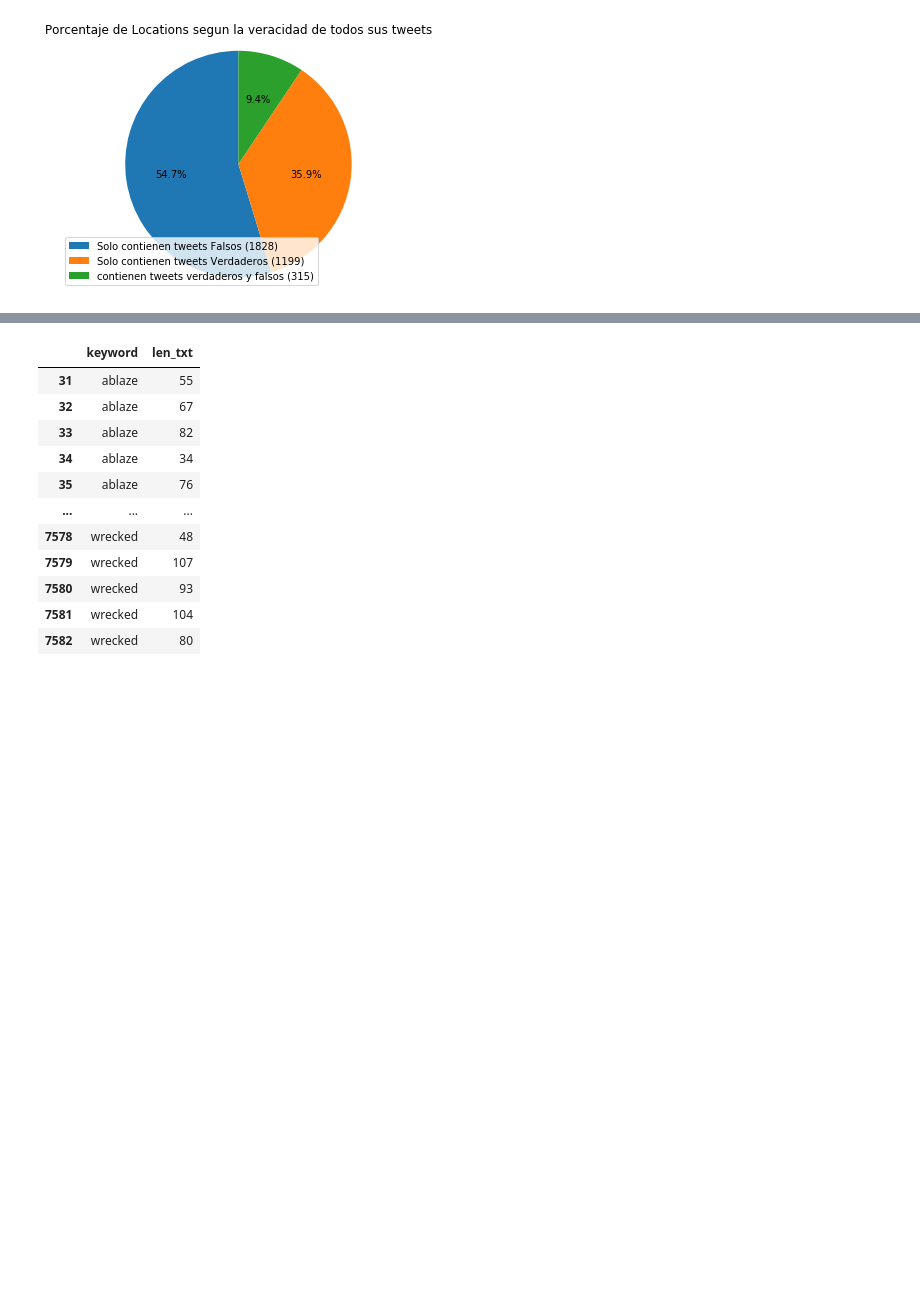
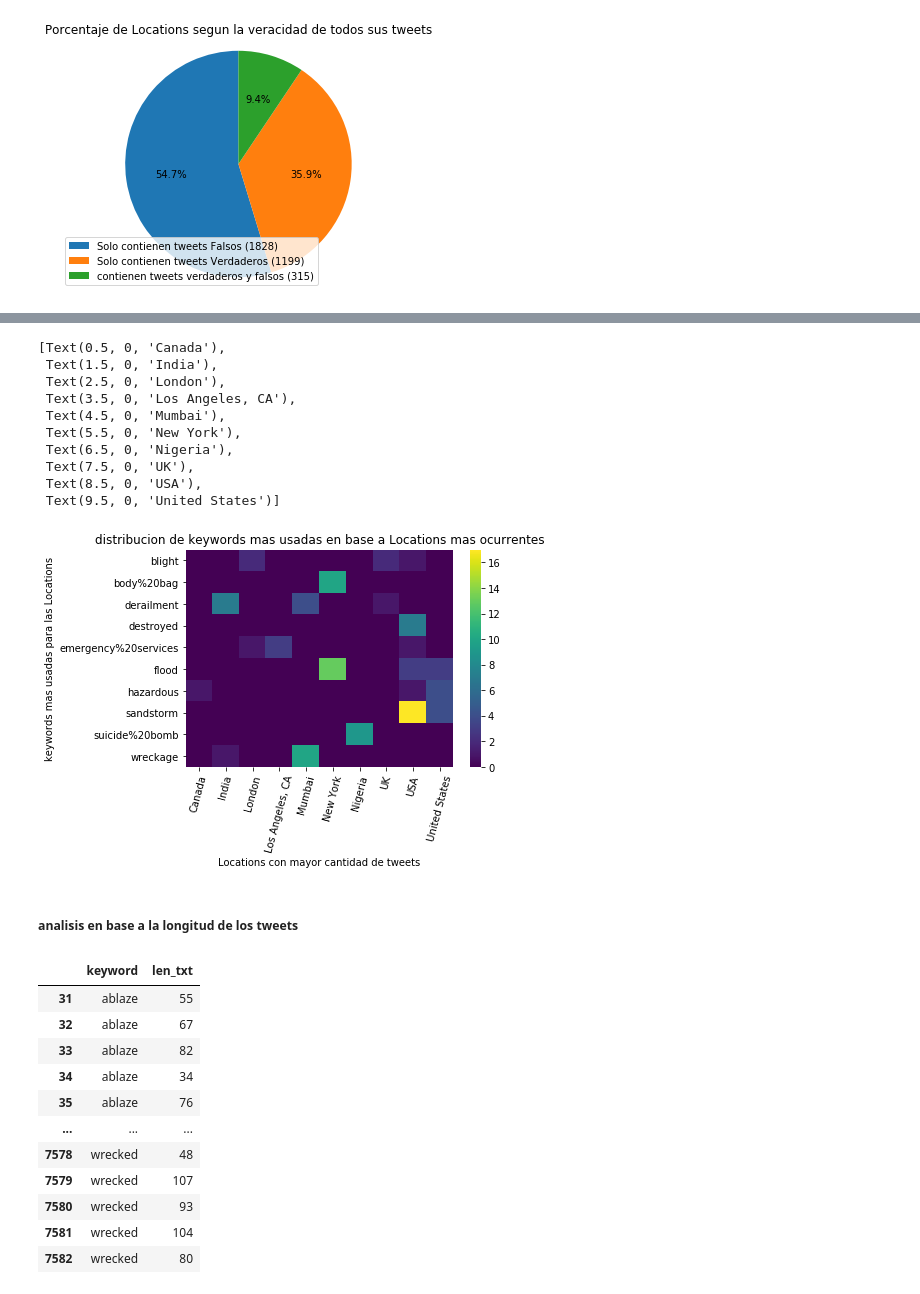
Before and after one commit to NicoGarofalo/TPDatos, a Jupyter notebook: TP1.ipynb, the cells around one changed output, grey strips where cells are left out. Cells and saved outputs as stored; diff of their text form; code cells hidden in the pictures; blank space fills up the shorter version.

Commit message:
mas analisis sobre locations

```diff
--- a/TP1.ipynb
+++ b/TP1.ipynb
@@ -442,0 +596,4 @@ plt.show()
+# %%
+#agrupo por keywords Y locations, y aplico 'sum' a la columna value
+keywords_per_locations = reduced_df.groupby(['keyword','location']).agg({'value':['sum']})
+keywords_per_locations
@@ -442,0 +622,8 @@ plt.show()
+# %%
+# hago operacion de pivot para luego poder graficar: las nuevas columnas van a ser las locations.
+pivot = keywords_per_locations.pivot_table(index='keyword', columns='location', values= 'value', aggfunc = np.sum)
+
+# Relleno los NaN con 0, ya que si el valor es NaN, es porque para esa keyword,
+# no hay ningun tweet que haya sido enviado desde la location correspondiente
+pivot = pivot.fillna(0)
+pivot
@@ -442,0 +644,6 @@ plt.show()
+# %%
+# para que me quede lindo en el grafico tengo que eliminar el nivel 'sum'
+# que engloba als columnas
+column_rename = pivot.columns.tolist()
+garbo, columns_list = zip(*column_rename)
+columns_list
@@ -442,0 +661,4 @@ plt.show()
+# %%
+# reemplazo las columnas con las nuevas
+pivot.columns = columns_list
+pivot
@@ -443,3 +678,25 @@ plt.show()
+# %%
+visu = sns.heatmap(pivot, cmap = 'viridis', vmin=0)
+
+visu.set_title("distribucion de keywords mas usadas en base a Locations mas ocurrentes")
+visu.set_ylabel("keywords mas usadas para las Locations")
+visu.set_xlabel("Locations con mayor cantidad de tweets")
+
+visu.set_xticklabels(visu.get_xticklabels(), rotation=75)
+# %% [output]
+[Text(0.5, 0, 'Canada'),
+ Text(1.5, 0, 'India'),
+ Text(2.5, 0, 'London'),
+ Text(3.5, 0, 'Los Angeles, CA'),
+ Text(4.5, 0, 'Mumbai'),
+ Text(5.5, 0, 'New York'),
+ Text(6.5, 0, 'Nigeria'),
+ Text(7.5, 0, 'UK'),
+ Text(8.5, 0, 'USA'),
+ Text(9.5, 0, 'United States')]
+[figure, added]
+# %% [markdown]
+##### analisis en base a la longitud de los tweets
 # %%
 #Calculo len de los tweets
 len_tw = df_tweets['text'].str.len()
```
Also changed, not shown: parts of 33 cells of this notebook.
